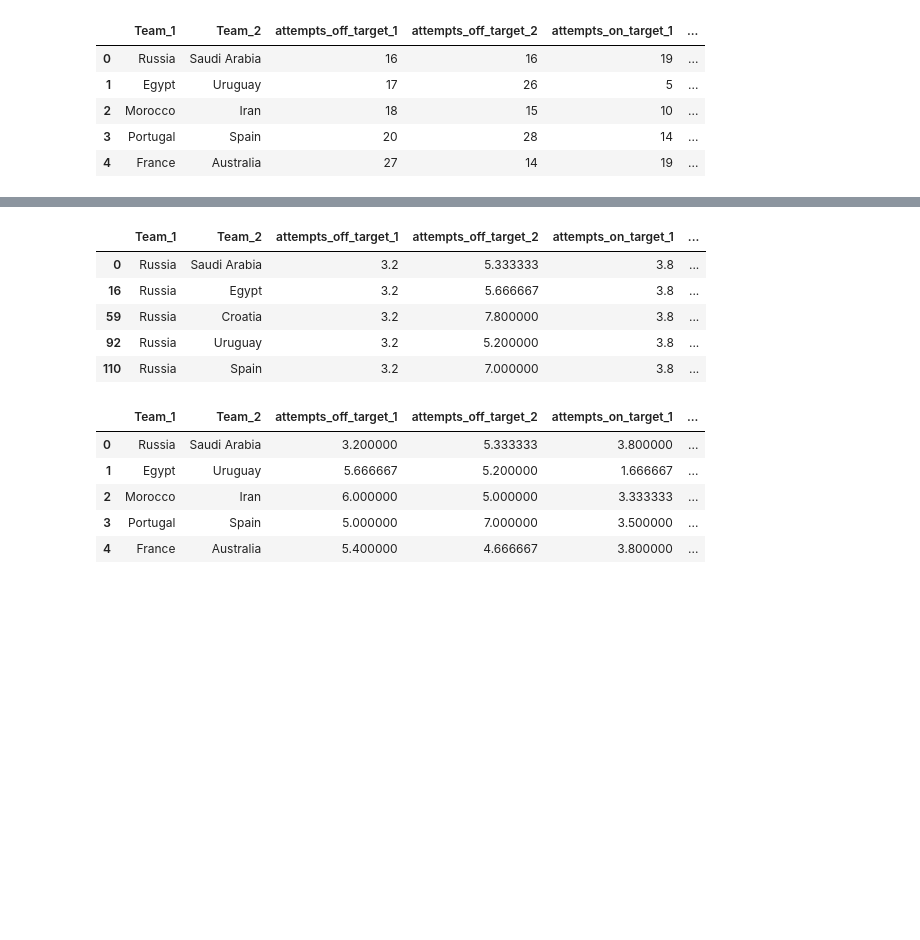
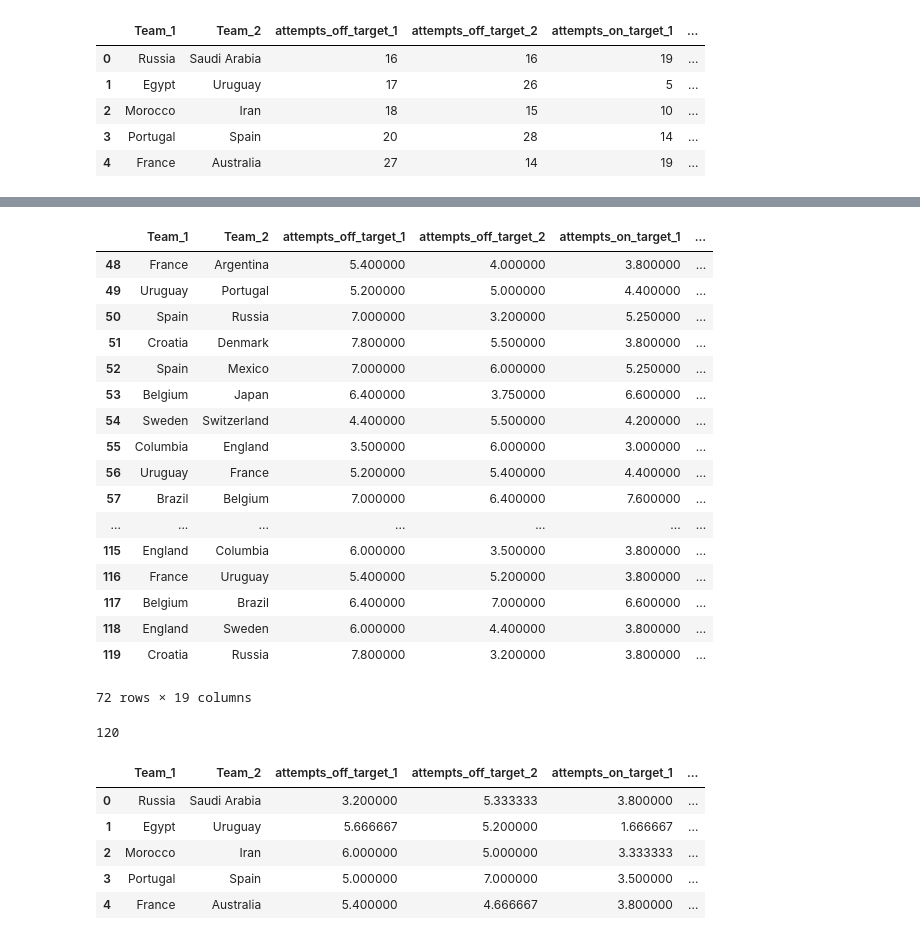
Before and after one commit to darthmelonder/FIFA-WC-PREDICTOR-BASED-ON-WC-18-MATCHES-, a Jupyter notebook: predict_final.ipynb, the cells around one changed output, grey strips where cells are left out. Drawn from its saved outputs; the diff is of its cells as text; code cells hidden in the pictures; blank space fills up the shorter version.

```diff
--- a/predict_final.ipynb
+++ b/predict_final.ipynb
@@ -42,37 +62,56 @@ matches['attempts_off_target_1']=matches['attempts_off_target_1']/matches['match
 matches['shots_blocked_1']=matches['shots_blocked_1']/matches['matches_played_1']
 
 matches['clearances_1']=matches['clearances_1']/matches['matches_played_1']
 
 matches.head()
 matches_2 = pd.DataFrame()
 visited=[]
 for col in matches.columns:
     c_name = str(col)
     if ('result' not in c_name):
         col_names = c_name.split('_')
         y = len(col_names)
         c_name_2 = ""
         for j in range(y-1):
             if (c_name_2):
                 c_name_2 = c_name_2 + "_"
             c_name_2=c_name_2 + col_names[j]
         if (c_name_2 not in visited):
             matches_2[c_name_2+"_2"]=matches[col]
             visited.append(c_name_2)
         else:
             matches_2[c_name_2+"_1"]=matches[col]
     else:
         matches_2['results']=1-matches['results']
 matches_2.head()
 matches=matches.append(matches_2)
 matches = matches.reset_index(drop=True)
+
 matches[matches['Team_1']=='Russia']
+matches[48:]
 # %% [output]
 |  | Team_1 | Team_2 | attempts_off_target_1 | attempts_off_target_2 | attempts_on_target_1 | ... |
-| 0 | Russia | Saudi Arabia | 3.2 | 5.333333 | 3.8 | ... |
-| 16 | Russia | Egypt | 3.2 | 5.666667 | 3.8 | ... |
-| 59 | Russia | Croatia | 3.2 | 7.800000 | 3.8 | ... |
-| 92 | Russia | Uruguay | 3.2 | 5.200000 | 3.8 | ... |
-| 110 | Russia | Spain | 3.2 | 7.000000 | 3.8 | ... |
+| 48 | France | Argentina | 5.400000 | 4.000000 | 3.800000 | ... |
+| 49 | Uruguay | Portugal | 5.200000 | 5.000000 | 4.400000 | ... |
+| 50 | Spain | Russia | 7.000000 | 3.200000 | 5.250000 | ... |
+| 51 | Croatia | Denmark | 7.800000 | 5.500000 | 3.800000 | ... |
+| 52 | Spain | Mexico | 7.000000 | 6.000000 | 5.250000 | ... |
+| 53 | Belgium | Japan | 6.400000 | 3.750000 | 6.600000 | ... |
+| 54 | Sweden | Switzerland | 4.400000 | 5.500000 | 4.200000 | ... |
+| 55 | Columbia | England | 3.500000 | 6.000000 | 3.000000 | ... |
+| 56 | Uruguay | France | 5.200000 | 5.400000 | 4.400000 | ... |
+| 57 | Brazil | Belgium | 7.000000 | 6.400000 | 7.600000 | ... |
+| ... | ... | ... | ... | ... | ... | ... |
+| 115 | England | Columbia | 6.000000 | 3.500000 | 3.800000 | ... |
+| 116 | France | Uruguay | 5.400000 | 5.200000 | 3.800000 | ... |
+| 117 | Belgium | Brazil | 6.400000 | 7.000000 | 6.600000 | ... |
+| 118 | England | Sweden | 6.000000 | 4.400000 | 3.800000 | ... |
+| 119 | Croatia | Russia | 7.800000 | 3.200000 | 3.800000 | ... |
+72 rows × 19 columns
+# %%
+res=[5,0,0,3,2,1,0,2,0,0,1,1,3,1,1,1,3,1,1,0,1,1,0,2,2,1,5,1,2,6,2,0,3,2,2,1,0,0,1,1,2,0,0,2,0,0,1,0,4,2,1,1,2,3,1,1,0,1,0,2,0,1,1,3,1,1,1,0,1,1,1,0,0,2,2,2,1,0,0,1,1,0,3,0,0,2,2,2,1,1,2,3,0,1,2,1,2,0,2,2,0,3,2,2,1,1,2,1,3,1,1,1,0,2,0,1,2,2,2,2]
+print (len(res))
+# %% [output]
+120
 # %%
 #Difference in Opposing Teams
```
Also changed, not shown: parts of 4 cells of this notebook.
